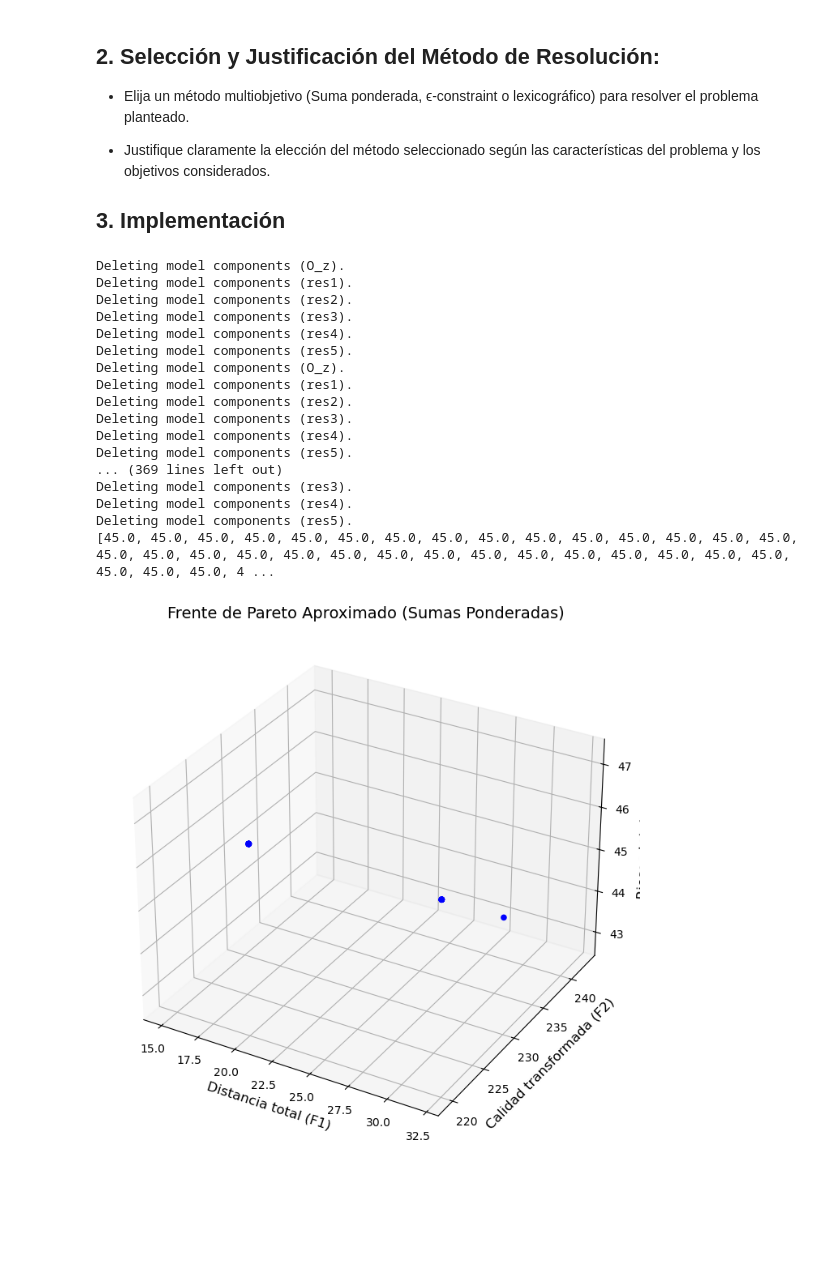
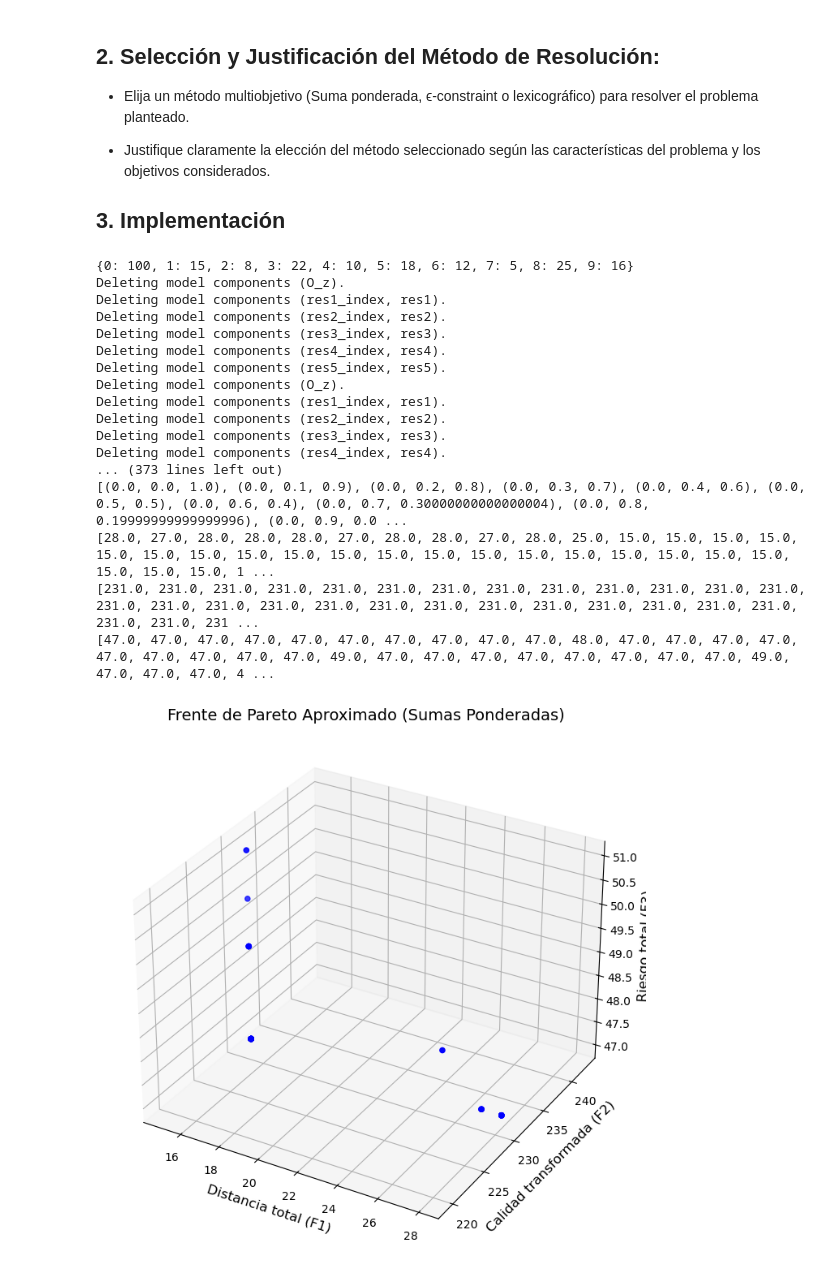
Before and after one commit to Gabriela-Maria/Lab5-MOS, a Jupyter notebook: Problema2.ipynb, the cells around one changed output. Saved outputs shown, nothing was run; the diff lists cells and outputs as text; code cells hidden in the pictures; blank space fills up the shorter version.

```diff
--- a/Problema2.ipynb
+++ b/Problema2.ipynb
@@ -86,6 +86,7 @@ from pyomo.opt import SolverFactory
 import numpy as np
 import networkx as nx
 import random
+from scipy.spatial import Delaunay
 
 #FUNCION ELIMINAR COMPONENTE
 def delete_component(Model, comp_name):
@@ -114,7 +115,7 @@ for i in range(numIteraciones):
         w3 = 1 - w1 - w2
         if w3 >= 0:
             w_vec.append((w1, w2, w3))
-#Creacin Modelo--------------------------------------------------------------
+#Creación Modelo--------------------------------------------------------------
 Model = ConcreteModel()
 
 #sets & parameters------------------------------------------------------------
@@ -157,6 +158,7 @@ calidad = {
 
 for i in calidad.keys():
     calidad[i] = cota - calidad[i]
+print(calidad)
 #calidad = {i: 100 - calidad[i] for i in calidad.keys()}
 
 
@@ -205,10 +207,11 @@ Model.u = Var(V, K, within=NonNegativeIntegers, bounds=(1, ciudades - 1))
 Model.f1 = sum(graph[i, j] * Model.x[i, j, k] for i, j in A for k in K)
 
 #Función calidad
-Model.f2 = sum(calidad[i] * Model.x[i, j, k] for i, j in A for k in K)
+Model.f2 = sum(calidad[j] * Model.x[i, j, k] for i, j in A for k in K)
 
 #Función riesgo
-Model.f3 = sum(riesgos.get(i, j) * Model.x[i, j, k] for i, j in A for k in K)
+Model.f3 = sum( riesgos.get((i,j),5) * Model.x[i, j, k] for i, j in A for k in K)
+
 
 #Proceso para ejecutar varias veces el modelo matemático con el fin de aplicar el
 #m todo de Smas Ponderadas.
@@ -258,55 +261,59 @@ for w1,w2,w3 in w_vec:
 
     SolverFactory('glpk').solve(Model)
 
+    # Corrected calculation of f2_real
+    #f2_real = sum(Model.x[i, j, k].value * (cota - calidad[j]) for i, j in A for k in K)
+
     valorF1=value(Model.f1)
     valorF2=value(Model.f2)
     valorF3=value(Model.f3)
+
     f1_vec.append(valorF1)
     f2_vec.append(valorF2)
     f3_vec.append(valorF3)
 
     delete_component(Model, 'O_z')
     delete_component(Model, 'res1')
     delete_component(Model, 'res2')
     delete_component(Model, 'res3')
     delete_component(Model, 'res4')
     delete_component(Model, 'res5')
 
     #end for
 print(w_vec)
 print(f1_vec)
-print(f2_vec)
+print  (f2_vec)
 print(f3_vec)
 
 # Graficar frente de Pareto en 3D
 fig = plt.figure(figsize=(10, 7))
 ax = fig.add_subplot(111, projection='3d')
 
 ax.scatter(f1_vec, f2_vec, f3_vec, c='b', marker='o')
 
 ax.set_title('Frente de Pareto Aproximado (Sumas Ponderadas)', fontsize=14)
 ax.set_xlabel('Distancia total (F1)', fontsize=12)
 ax.set_ylabel('Calidad transformada (F2)', fontsize=12)
 ax.set_zlabel('Riesgo total (F3)', fontsize=12)
 
 plt.tight_layout()
 plt.show()
 # %% [output]
+{0: 100, 1: 15, 2: 8, 3: 22, 4: 10, 5: 18, 6: 12, 7: 5, 8: 25, 9: 16}
 Deleting model components (O_z).
-Deleting model components (res1).
-Deleting model components (res2).
-Deleting model components (res3).
-Deleting model components (res4).
-Deleting model components (res5).
+Deleting model components (res1_index, res1).
+Deleting model components (res2_index, res2).
+Deleting model components (res3_index, res3).
+Deleting model components (res4_index, res4).
+Deleting model components (res5_index, res5).
 Deleting model components (O_z).
-Deleting model components (res1).
-Deleting model components (res2).
-Deleting model components (res3).
-Deleting model components (res4).
-Deleting model components (res5).
-... (369 lines left out)
-Deleting model components (res3).
-Deleting model components (res4).
-Deleting model components (res5).
-[45.0, 45.0, 45.0, 45.0, 45.0, 45.0, 45.0, 45.0, 45.0, 45.0, 45.0, 45.0, 45.0, 45.0, 45.0, 45.0, 45.0, 45.0, 45.0, 45.0, 45.0, 45.0, 45.0, 45.0, 45.0, 45.0, 45.0, 45.0, 45.0, 45.0, 45.0, 45.0, 45.0, 4 ...
+Deleting model components (res1_index, res1).
+Deleting model components (res2_index, res2).
+Deleting model components (res3_index, res3).
+Deleting model components (res4_index, res4).
+... (373 lines left out)
+[(0.0, 0.0, 1.0), (0.0, 0.1, 0.9), (0.0, 0.2, 0.8), (0.0, 0.3, 0.7), (0.0, 0.4, 0.6), (0.0, 0.5, 0.5), (0.0, 0.6, 0.4), (0.0, 0.7, 0.30000000000000004), (0.0, 0.8, 0.19999999999999996), (0.0, 0.9, 0.0 ...
+[28.0, 27.0, 28.0, 28.0, 28.0, 27.0, 28.0, 28.0, 27.0, 28.0, 25.0, 15.0, 15.0, 15.0, 15.0, 15.0, 15.0, 15.0, 15.0, 15.0, 15.0, 15.0, 15.0, 15.0, 15.0, 15.0, 15.0, 15.0, 15.0, 15.0, 15.0, 15.0, 15.0, 1 ...
+[231.0, 231.0, 231.0, 231.0, 231.0, 231.0, 231.0, 231.0, 231.0, 231.0, 231.0, 231.0, 231.0, 231.0, 231.0, 231.0, 231.0, 231.0, 231.0, 231.0, 231.0, 231.0, 231.0, 231.0, 231.0, 231.0, 231.0, 231.0, 231 ...
+[47.0, 47.0, 47.0, 47.0, 47.0, 47.0, 47.0, 47.0, 47.0, 47.0, 48.0, 47.0, 47.0, 47.0, 47.0, 47.0, 47.0, 47.0, 47.0, 47.0, 49.0, 47.0, 47.0, 47.0, 47.0, 47.0, 47.0, 47.0, 47.0, 49.0, 47.0, 47.0, 47.0, 4 ...
-[figure, old version]
+[figure, new version]
```
